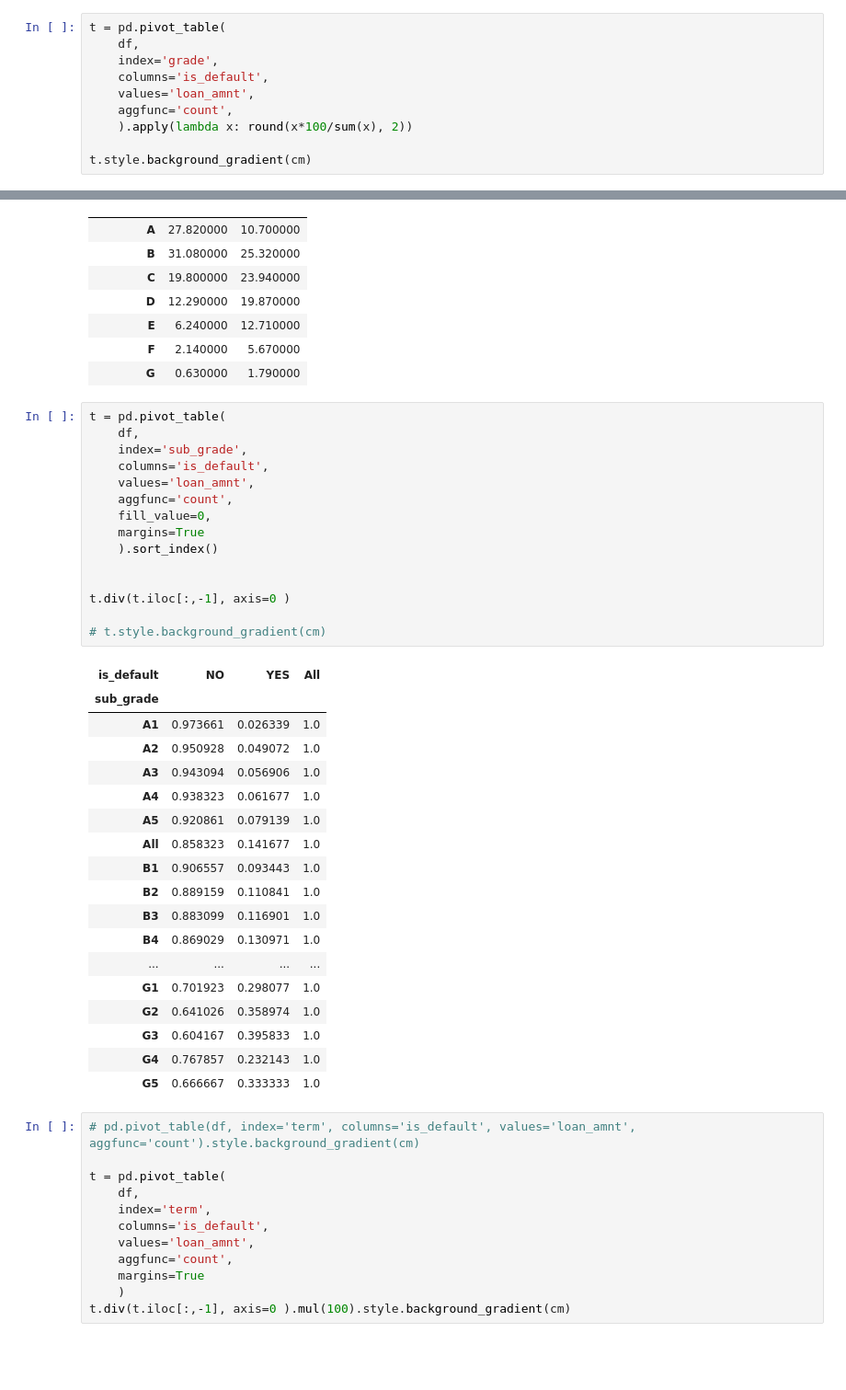
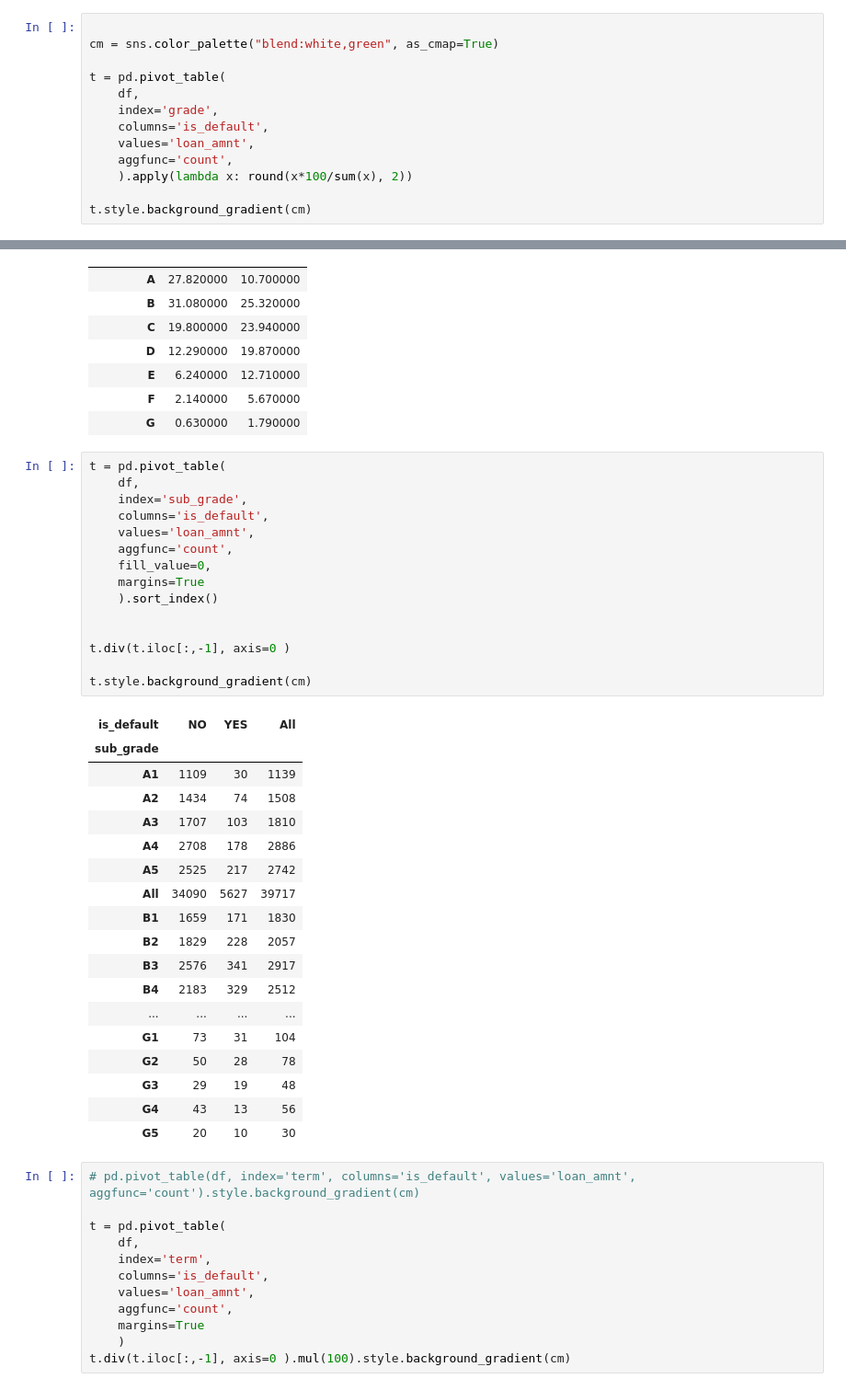
Before and after one commit to irish-luong/LandingClubCaseStudy, a Jupyter notebook: lending_club_case_study.ipynb, the cells around one changed output, grey strips where cells are left out. Shown at 92% size. Cells and saved outputs as stored; diff of their text form; blank space fills up the shorter version.

```diff
--- a/lending_club_case_study.ipynb
+++ b/lending_club_case_study.ipynb
@@ -498,6 +498,9 @@ print(load_type_df(df, 'object'))
 19           addr_state       object
 45           is_default       object
 # %%
+
+cm = sns.color_palette("blend:white,green", as_cmap=True)
+
 t = pd.pivot_table(
     df,
     index='grade',
@@ -520,37 +523,37 @@ t.style.background_gradient(cm)
 # %%
 t = pd.pivot_table(
     df,
     index='sub_grade',
     columns='is_default',
     values='loan_amnt',
     aggfunc='count',
     fill_value=0,
     margins=True
     ).sort_index()
 
 
 t.div(t.iloc[:,-1], axis=0 )
 
-# t.style.background_gradient(cm)
+t.style.background_gradient(cm)
 # %% [output]
 | is_default | NO | YES | All |
 | sub_grade |  |  |  |
-| A1 | 0.973661 | 0.026339 | 1.0 |
-| A2 | 0.950928 | 0.049072 | 1.0 |
-| A3 | 0.943094 | 0.056906 | 1.0 |
-| A4 | 0.938323 | 0.061677 | 1.0 |
-| A5 | 0.920861 | 0.079139 | 1.0 |
-| All | 0.858323 | 0.141677 | 1.0 |
-| B1 | 0.906557 | 0.093443 | 1.0 |
-| B2 | 0.889159 | 0.110841 | 1.0 |
-| B3 | 0.883099 | 0.116901 | 1.0 |
-| B4 | 0.869029 | 0.130971 | 1.0 |
+| A1 | 1109 | 30 | 1139 |
+| A2 | 1434 | 74 | 1508 |
+| A3 | 1707 | 103 | 1810 |
+| A4 | 2708 | 178 | 2886 |
+| A5 | 2525 | 217 | 2742 |
+| All | 34090 | 5627 | 39717 |
+| B1 | 1659 | 171 | 1830 |
+| B2 | 1829 | 228 | 2057 |
+| B3 | 2576 | 341 | 2917 |
+| B4 | 2183 | 329 | 2512 |
 | ... | ... | ... | ... |
-| G1 | 0.701923 | 0.298077 | 1.0 |
-| G2 | 0.641026 | 0.358974 | 1.0 |
-| G3 | 0.604167 | 0.395833 | 1.0 |
-| G4 | 0.767857 | 0.232143 | 1.0 |
-| G5 | 0.666667 | 0.333333 | 1.0 |
+| G1 | 73 | 31 | 104 |
+| G2 | 50 | 28 | 78 |
+| G3 | 29 | 19 | 48 |
+| G4 | 43 | 13 | 56 |
+| G5 | 20 | 10 | 30 |
 # %%
 # pd.pivot_table(df, index='term', columns='is_default', values='loan_amnt', aggfunc='count').style.background_gradient(cm)
 
```
Also changed, not shown: parts of 9 cells of this notebook.
